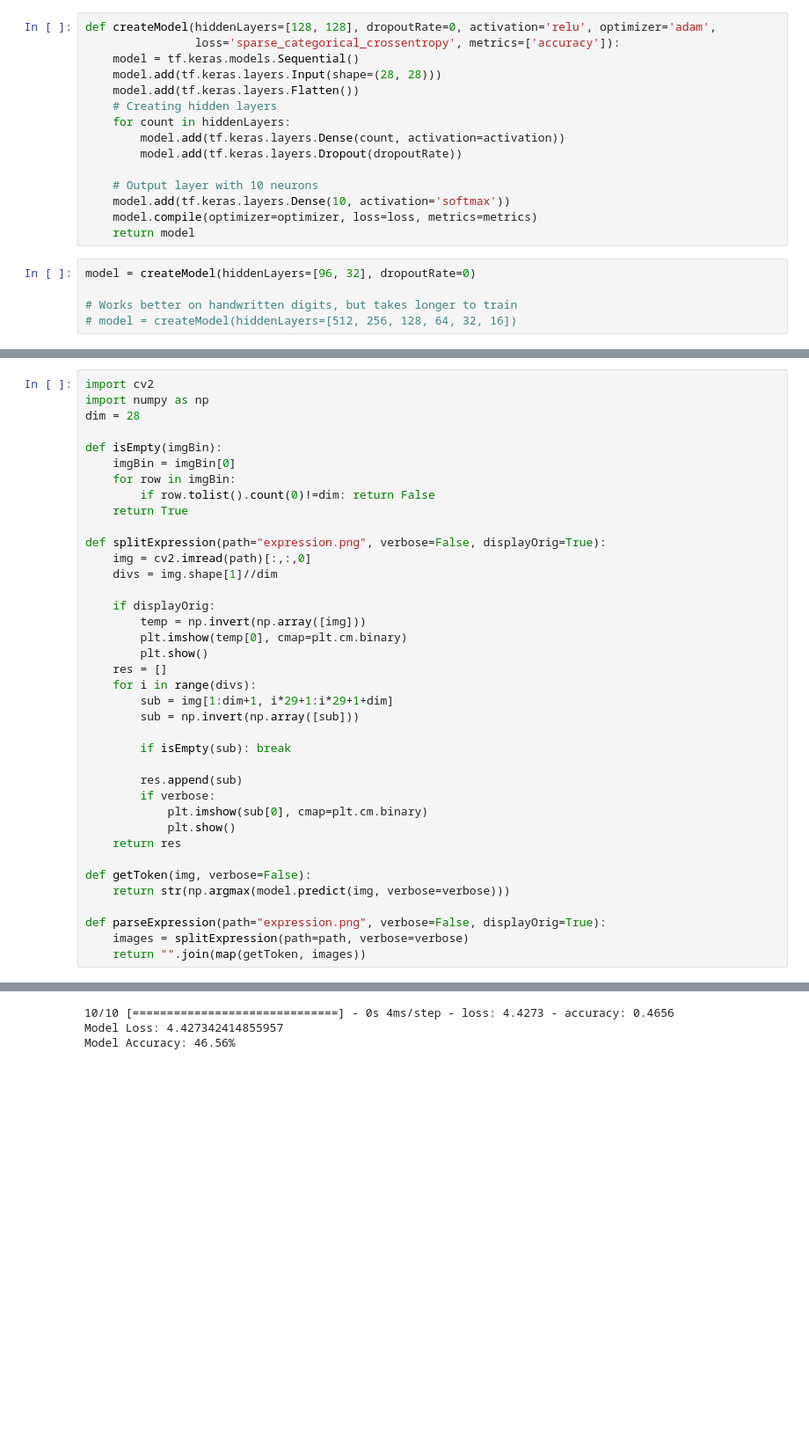
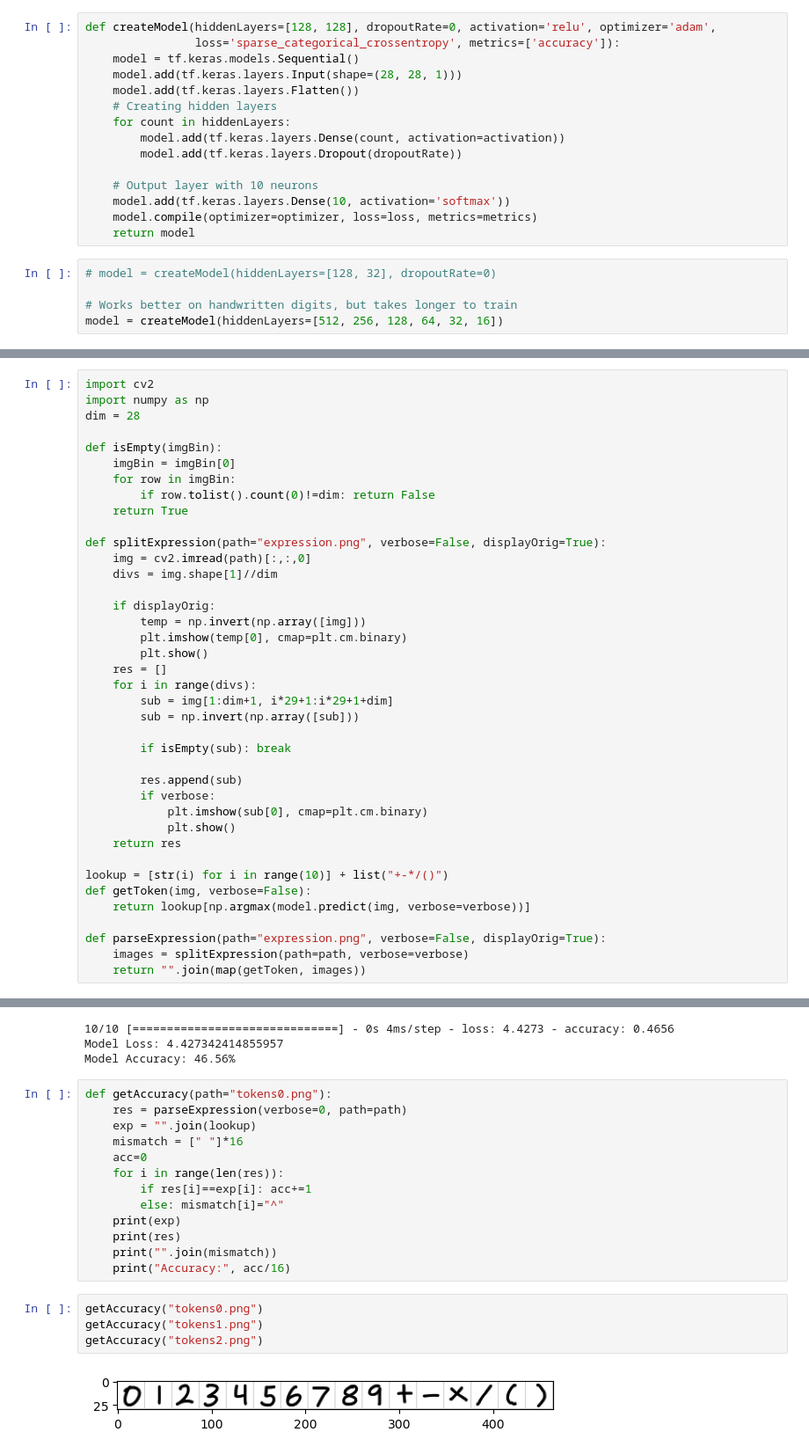
Before and after one commit to JasonFeng365/Group6Project, a Jupyter notebook: ExpressionEvaluator.ipynb, the cells around one changed output, grey strips where cells are left out. Shown: that part at 88% size. Cells and saved outputs as stored; diff of their text form; blank space fills up the shorter version.

Commit message:
Found some parameters that work, and test on some expressions

```diff
--- a/ExpressionEvaluator.ipynb
+++ b/ExpressionEvaluator.ipynb
@@ -23,7 +23,7 @@ x_test = tf.keras.utils.normalize(x_test, axis=1)
 def createModel(hiddenLayers=[128, 128], dropoutRate=0, activation='relu', optimizer='adam',
                 loss='sparse_categorical_crossentropy', metrics=['accuracy']):
     model = tf.keras.models.Sequential()
-    model.add(tf.keras.layers.Input(shape=(28, 28)))
+    model.add(tf.keras.layers.Input(shape=(28, 28, 1)))
     model.add(tf.keras.layers.Flatten())
     # Creating hidden layers
     for count in hiddenLayers:
@@ -35,10 +35,10 @@ def createModel(hiddenLayers=[128, 128], dropoutRate=0, activation='relu', optim
     model.compile(optimizer=optimizer, loss=loss, metrics=metrics)
     return model
 # %%
-model = createModel(hiddenLayers=[96, 32], dropoutRate=0)
+# model = createModel(hiddenLayers=[128, 32], dropoutRate=0)
 
 # Works better on handwritten digits, but takes longer to train
-# model = createModel(hiddenLayers=[512, 256, 128, 64, 32, 16])
+model = createModel(hiddenLayers=[512, 256, 128, 64, 32, 16])
 # %% [markdown]
 ### Determine optimal hyperparameters
 # %%
@@ -192,8 +192,9 @@ def splitExpression(path="expression.png", verbose=False, displayOrig=True):
             plt.show()
     return res
 
+lookup = [str(i) for i in range(10)] + list("+-*/()")
 def getToken(img, verbose=False):
-    return str(np.argmax(model.predict(img, verbose=verbose)))
+    return lookup[np.argmax(model.predict(img, verbose=verbose))]
 
 def parseExpression(path="expression.png", verbose=False, displayOrig=True):
     images = splitExpression(path=path, verbose=verbose)
@@ -370,3 +382,22 @@ print(f"Model Accuracy: {accuracy * 100:.2f}%")
 10/10 [==============================] - 0s 4ms/step - loss: 4.4273 - accuracy: 0.4656
 Model Loss: 4.427342414855957
 Model Accuracy: 46.56%
+# %%
+def getAccuracy(path="tokens0.png"):
+    res = parseExpression(verbose=0, path=path)
+    exp = "".join(lookup)
+    mismatch = [" "]*16
+    acc=0
+    for i in range(len(res)):
+        if res[i]==exp[i]: acc+=1
+        else: mismatch[i]="^"
+    print(exp)
+    print(res)
+    print("".join(mismatch))
+    print("Accuracy:", acc/16)
+# %%
+getAccuracy("tokens0.png")
+getAccuracy("tokens1.png")
+getAccuracy("tokens2.png")
+# %% [output]
+[figure, added]
```
Also changed, not shown: parts of 8 cells of this notebook, 10 other files.
